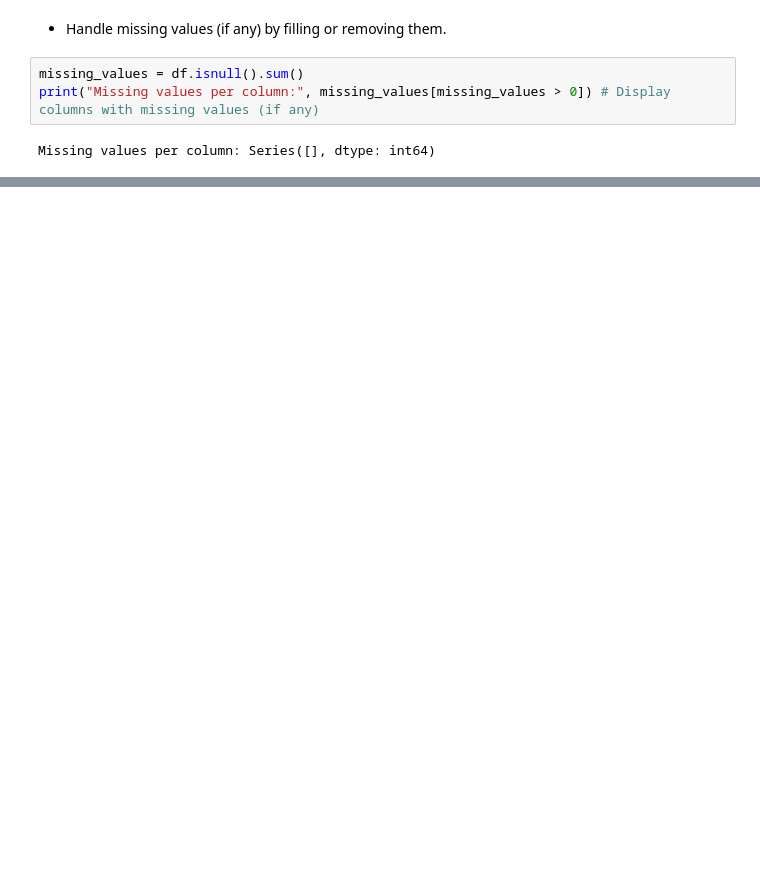
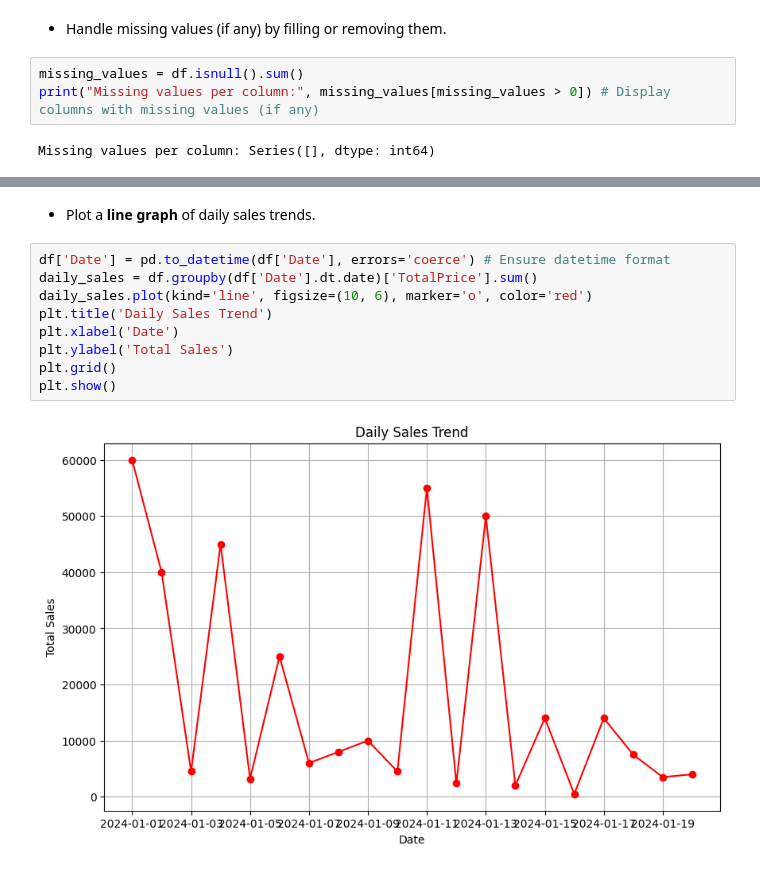
Before and after one commit to nilaysarma/IITG-Python-Projects, a Jupyter notebook: Week8/Retail_Sales_Data_Analysis.ipynb, the cells around one changed output, grey strips where cells are left out. Drawn from its saved outputs; the diff is of its cells as text; blank space fills up the shorter version.

```diff
--- a/Week8/Retail_Sales_Data_Analysis.ipynb
+++ b/Week8/Retail_Sales_Data_Analysis.ipynb
@@ -35,0 +141,13 @@ Missing values per column: Series([], dtype: int64)
+# %% [markdown]
+- Plot a **line graph** of daily sales trends.
+# %%
+df['Date'] = pd.to_datetime(df['Date'], errors='coerce') # Ensure datetime format
+daily_sales = df.groupby(df['Date'].dt.date)['TotalPrice'].sum()
+daily_sales.plot(kind='line', figsize=(10, 6), marker='o', color='red')
+plt.title('Daily Sales Trend')
+plt.xlabel('Date')
+plt.ylabel('Total Sales')
+plt.grid()
+plt.show()
+# %% [output]
+[figure, added]
```
Also changed, not shown: parts of 13 cells of this notebook.
